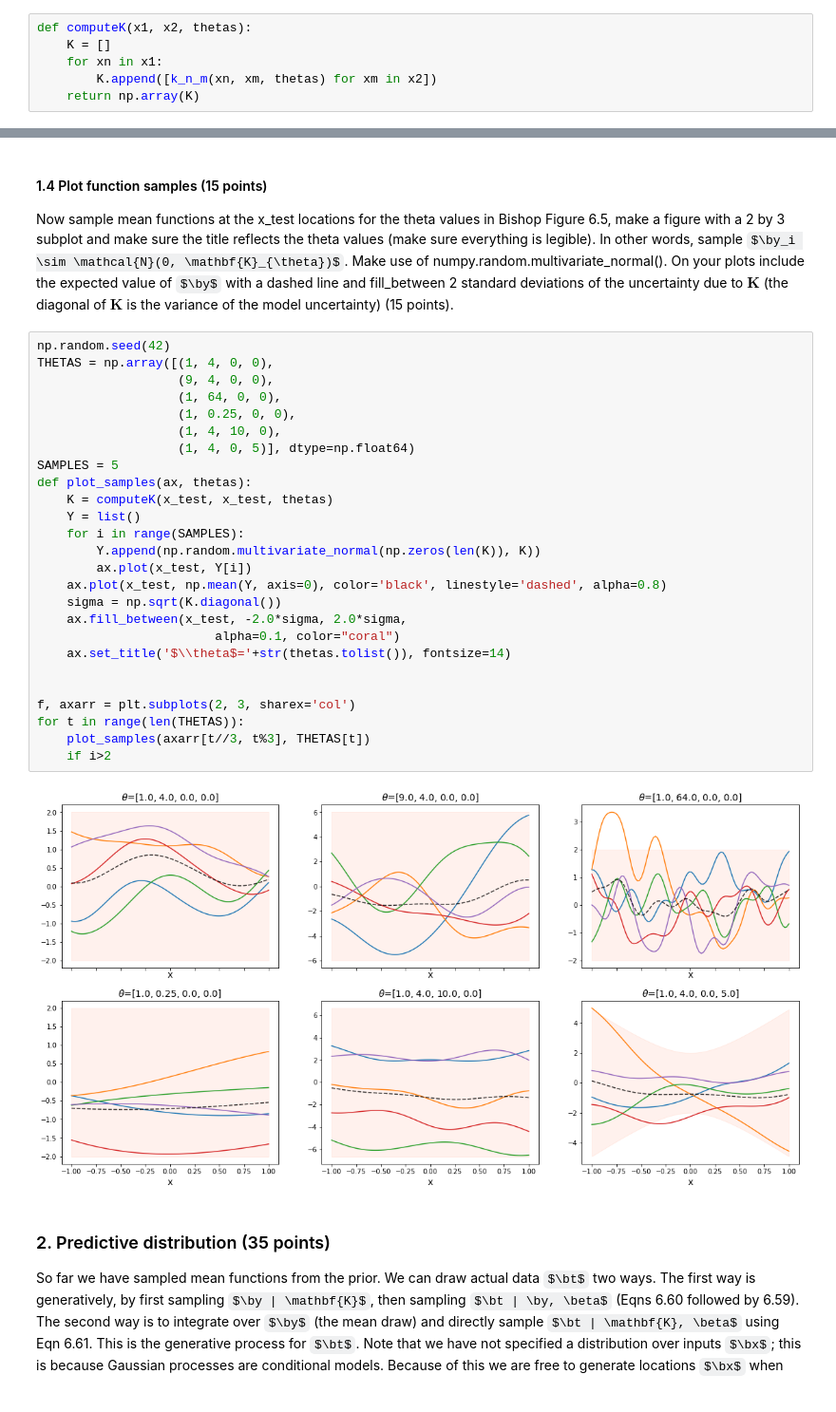
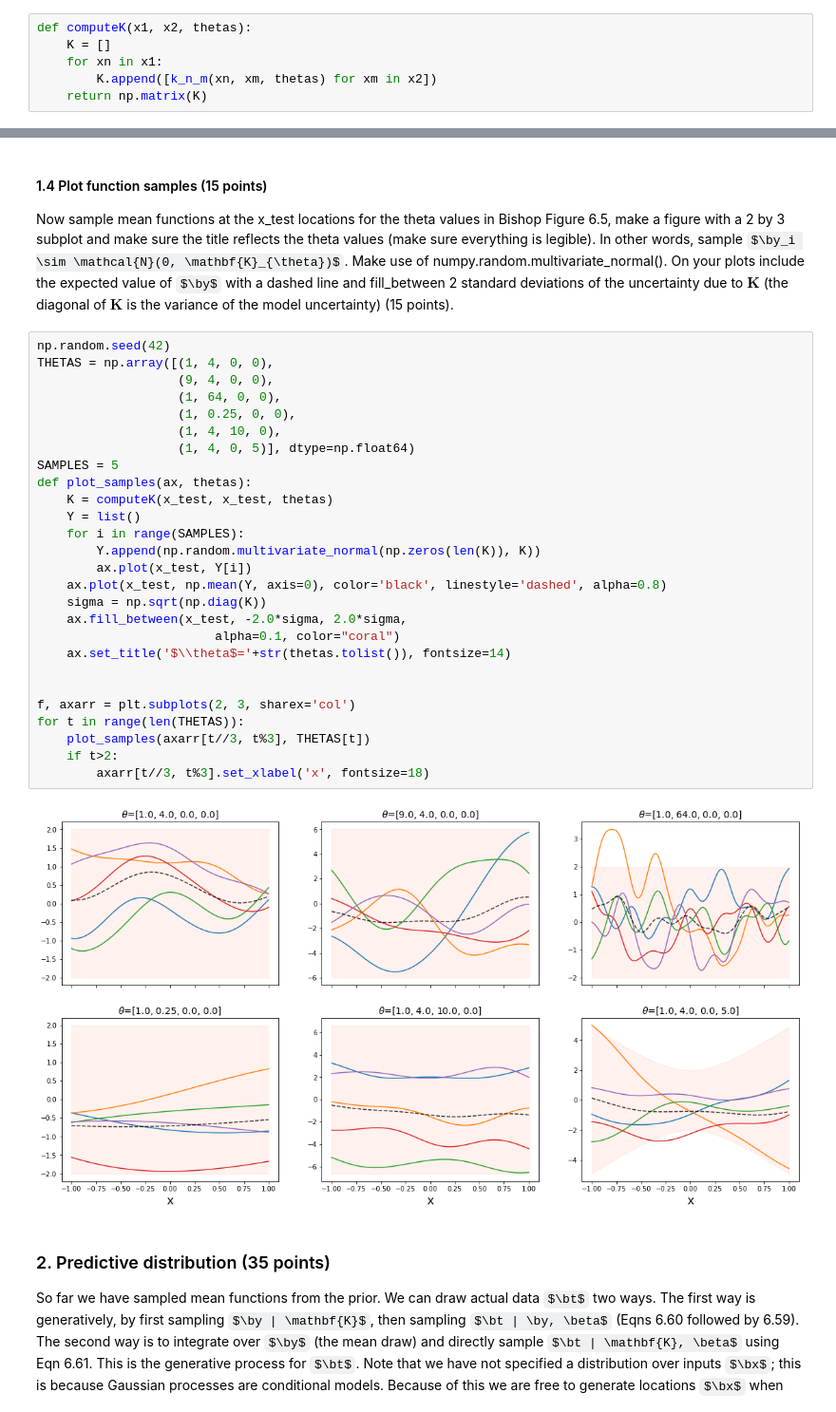
Before and after one commit to AlexWorldD/ML, a Jupyter notebook: 12249564_11656891_lab3.ipynb, the cells around one changed output, grey strips where cells are left out. Shown at 95% size. Saved outputs shown, nothing was run; the diff lists cells and outputs as text; some formulas as TeX source.

```diff
--- a/12249564_11656891_lab3.ipynb
+++ b/12249564_11656891_lab3.ipynb
@@ -177,7 +177,7 @@ def computeK(x1, x2, thetas):
     K = []
     for xn in x1:
         K.append([k_n_m(xn, xm, thetas) for xm in x2])
-    return np.array(K)
+    return np.matrix(K)
 # %%
 ### Test your function
 x1 = [0, 1, 2]
@@ -193,31 +193,32 @@ Now sample mean functions at the x_test locations for the theta values in Bishop
 # %%
 np.random.seed(42)
 THETAS = np.array([(1, 4, 0, 0),
                    (9, 4, 0, 0),
                    (1, 64, 0, 0),
                    (1, 0.25, 0, 0),
                    (1, 4, 10, 0),
                    (1, 4, 0, 5)], dtype=np.float64)
 SAMPLES = 5
 def plot_samples(ax, thetas):
     K = computeK(x_test, x_test, thetas)
     Y = list()
     for i in range(SAMPLES):
         Y.append(np.random.multivariate_normal(np.zeros(len(K)), K))
         ax.plot(x_test, Y[i])
     ax.plot(x_test, np.mean(Y, axis=0), color='black', linestyle='dashed', alpha=0.8)
-    sigma = np.sqrt(K.diagonal())
+    sigma = np.sqrt(np.diag(K))
     ax.fill_between(x_test, -2.0*sigma, 2.0*sigma,
                         alpha=0.1, color="coral")
     ax.set_title('$\\theta$='+str(thetas.tolist()), fontsize=14)
 
 
 f, axarr = plt.subplots(2, 3, sharex='col')
 for t in range(len(THETAS)):
     plot_samples(axarr[t//3, t%3], THETAS[t])
-    if i>2
+    if t>2:
+        axarr[t//3, t%3].set_xlabel('x', fontsize=18)
 # %% [output]
-[figure, old version]
+[figure, new version]
 # %% [markdown]
 ### 2. Predictive distribution (35 points)
 So far we have sampled mean functions from the prior.  We can draw actual data $\bt$ two ways.  The first way is generatively, by first sampling $\by | \mathbf{K}$, then sampling $\bt | \by, \beta$ (Eqns 6.60 followed by 6.59).  The second way is to integrate over $\by$ (the mean draw) and directly sample $\bt | \mathbf{K}, \beta$ using Eqn 6.61.    This is the generative process for $\bt$.  Note that we have not specified a distribution over inputs $\bx$;  this is because Gaussian processes are conditional models.  Because of this we are free to generate locations $\bx$ when playing around with the GP; obviously a dataset will give us input-output pairs.
```
Also changed, not shown: parts of 8 cells of this notebook.
